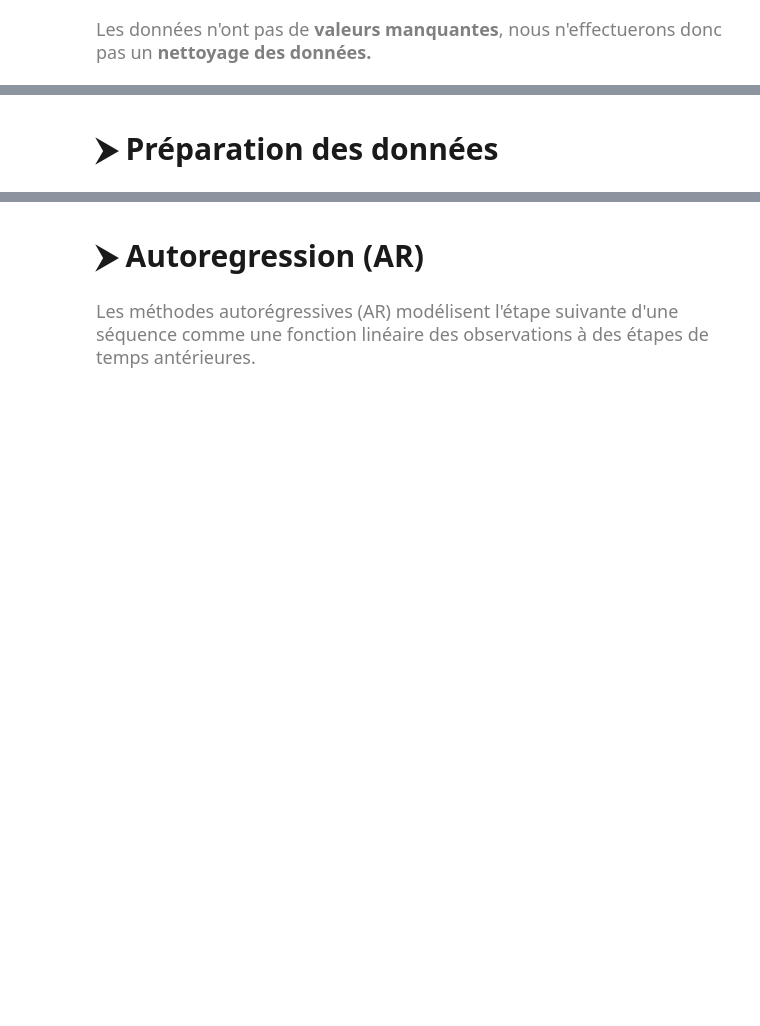
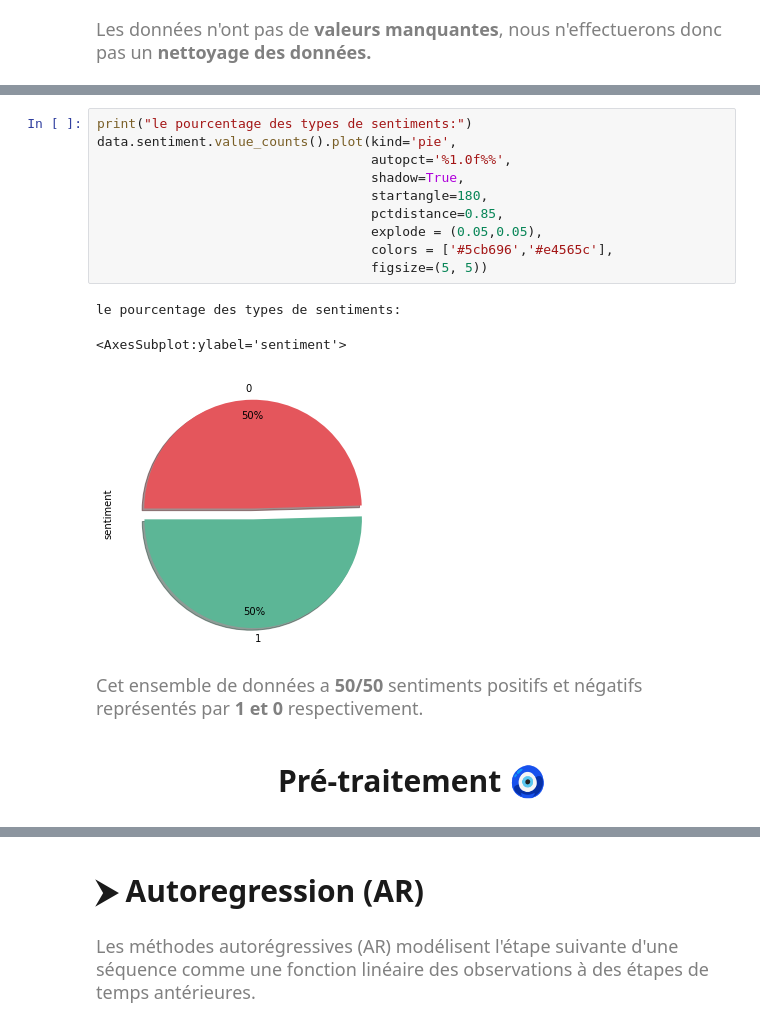
Before and after one commit to KOBeerose/Academic-Projects, a Jupyter notebook: Artificial Neural Networks/Sentiment Analysis.ipynb, the cells around one changed output, grey strips where cells are left out. Drawn from its saved outputs; the diff is of its cells as text; blank space fills up the shorter version.

```diff
--- a/Artificial Neural Networks/Sentiment Analysis.ipynb
+++ b/Artificial Neural Networks/Sentiment Analysis.ipynb
@@ -317,7 +300,23 @@ alternative hypothesis: stationary
+# %%
+print("le pourcentage des types de sentiments:")
+data.sentiment.value_counts().plot(kind='pie',
+                                   autopct='%1.0f%%',
+                                   shadow=True,
+                                   startangle=180,
+                                   pctdistance=0.85,
+                                   explode = (0.05,0.05),
+                                   colors = ['#5cb696','#e4565c'],
+                                   figsize=(5, 5))
+# %% [output]
+le pourcentage des types de sentiments:
+<AxesSubplot:ylabel='sentiment'>
+[figure, added]
+# %% [markdown]
+<span style="color:grey; font-size:1.2em">Cet ensemble de données a <b>50/50</b> sentiments positifs et négatifs représentés par <b>1 et 0 </b>respectivement.</span>
 # %% [markdown]
-<div id="pre-processing">
-        <h3 style="color:#1a1a1a;
+<center id="pre-processing">
+        <h2 style="color:#1a1a1a;
                     font-size:2em">
-        ⮞ Préparation des données
-        </h3>
-</div>
+        Pré-traitement 🧿
+        </h2>
+</center>
```
Also changed, not shown: parts of 78 cells of this notebook, 5 other files.
